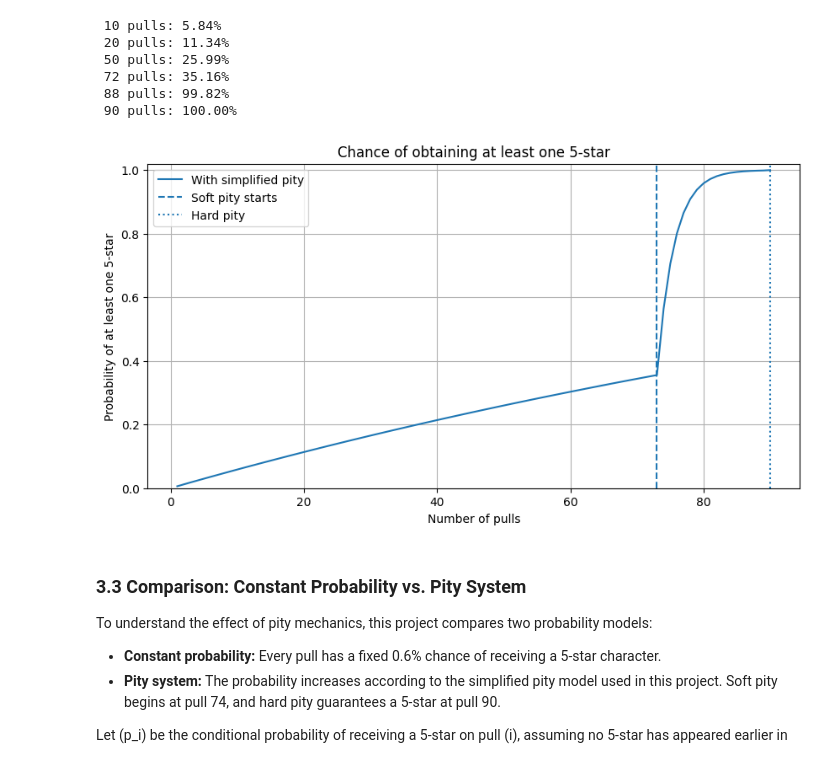
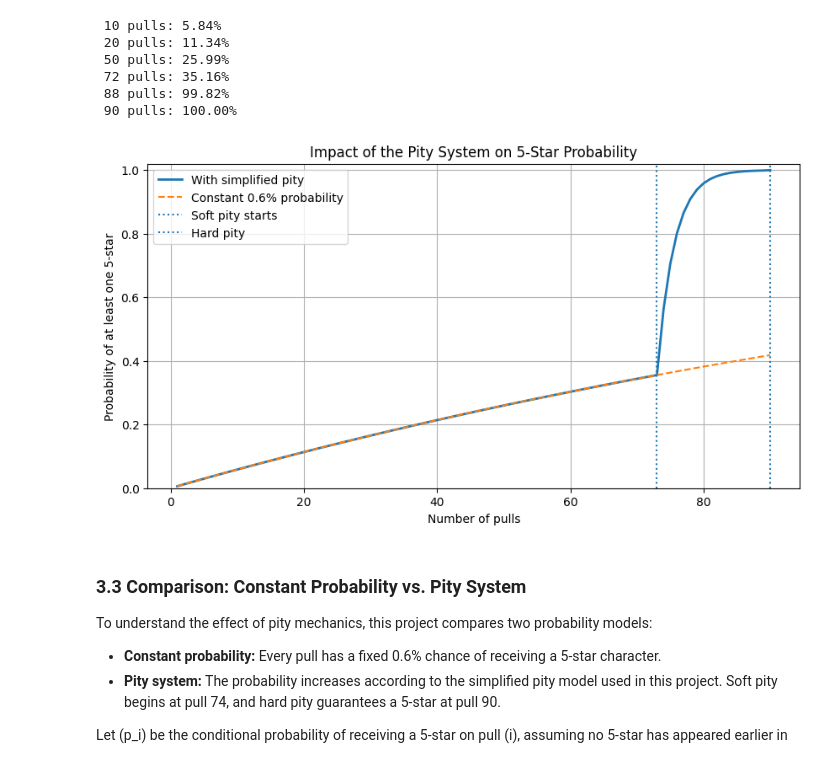
Before and after one commit to Rexzilla22/hsr-gacha-probability-analysis, a Jupyter notebook: HSR_Gacha_Probability_Project.ipynb, the cells around one changed output. Saved outputs shown, nothing was run; the diff lists cells and outputs as text; code cells hidden in the pictures.

```diff
--- a/HSR_Gacha_Probability_Project.ipynb
+++ b/HSR_Gacha_Probability_Project.ipynb
@@ -151,22 +151,45 @@ for pulls in [10, 20, 50, 72, 88, 90]:
 # %%
 # 3.2 Plot probability of at least one 5-star
 
 pull_counts = range(1, HARD_PITY_5_STAR + 1)
-five_star_chances = [probability_any_five_star(n) for n in pull_counts]
+
+five_star_chances = [
+    probability_any_five_star(n) for n in pull_counts
+]
+
+constant_chances = [
+    probability_constant_rate(n) for n in pull_counts
+]
 
 plt.figure(figsize=(10, 5))
-plt.plot(pull_counts, five_star_chances, label="With simplified pity")
-plt.axvline(73, linestyle="--", label="Soft pity starts")
+
+plt.plot(
+    pull_counts,
+    five_star_chances,
+    label="With simplified pity",
+    linewidth=2
+)
+
+plt.plot(
+    pull_counts,
+    constant_chances,
+    label="Constant 0.6% probability",
+    linestyle="--"
+)
+
+plt.axvline(73, linestyle=":", label="Soft pity starts")
 plt.axvline(90, linestyle=":", label="Hard pity")
+
 plt.xlabel("Number of pulls")
 plt.ylabel("Probability of at least one 5-star")
-plt.title("Chance of obtaining at least one 5-star")
+plt.title("Impact of the Pity System on 5-Star Probability")
+
 plt.ylim(0, 1.02)
 plt.grid(True)
 plt.legend()
 plt.show()
 # %% [output]
-[figure, old version]
+[figure, new version]
 # %% [markdown]
 ### 3.3 Comparison: Constant Probability vs. Pity System
 
```
Also changed, not shown: parts of 10 cells of this notebook.
